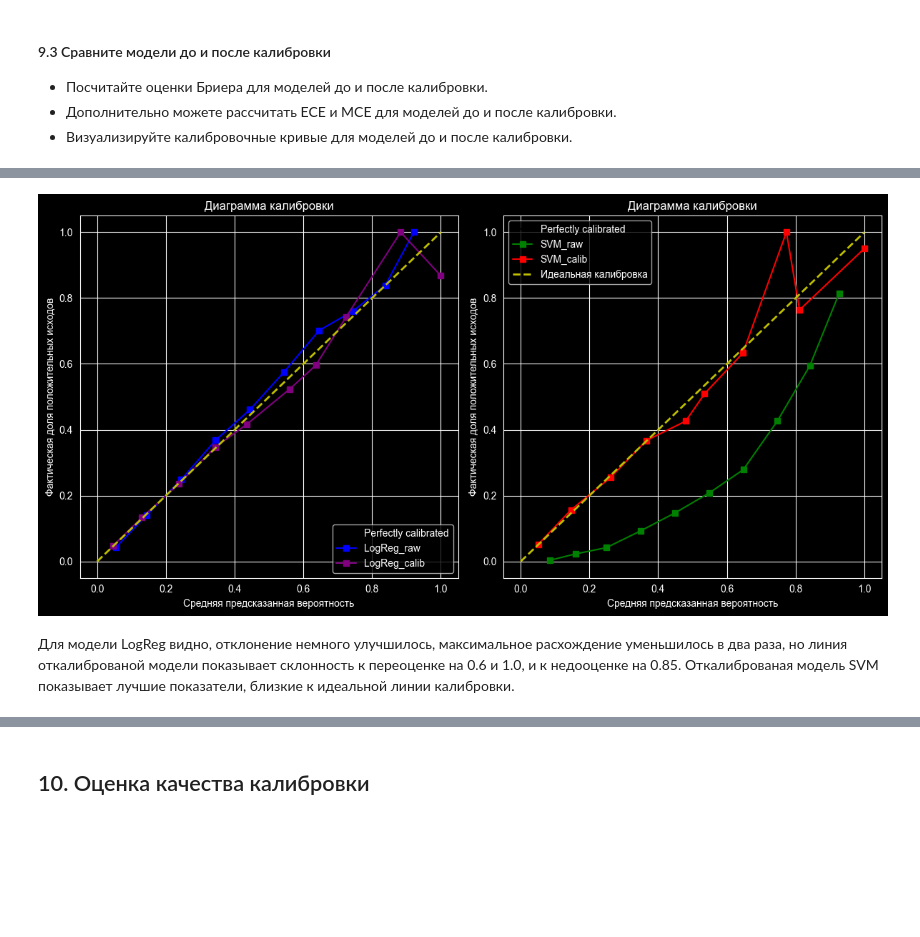
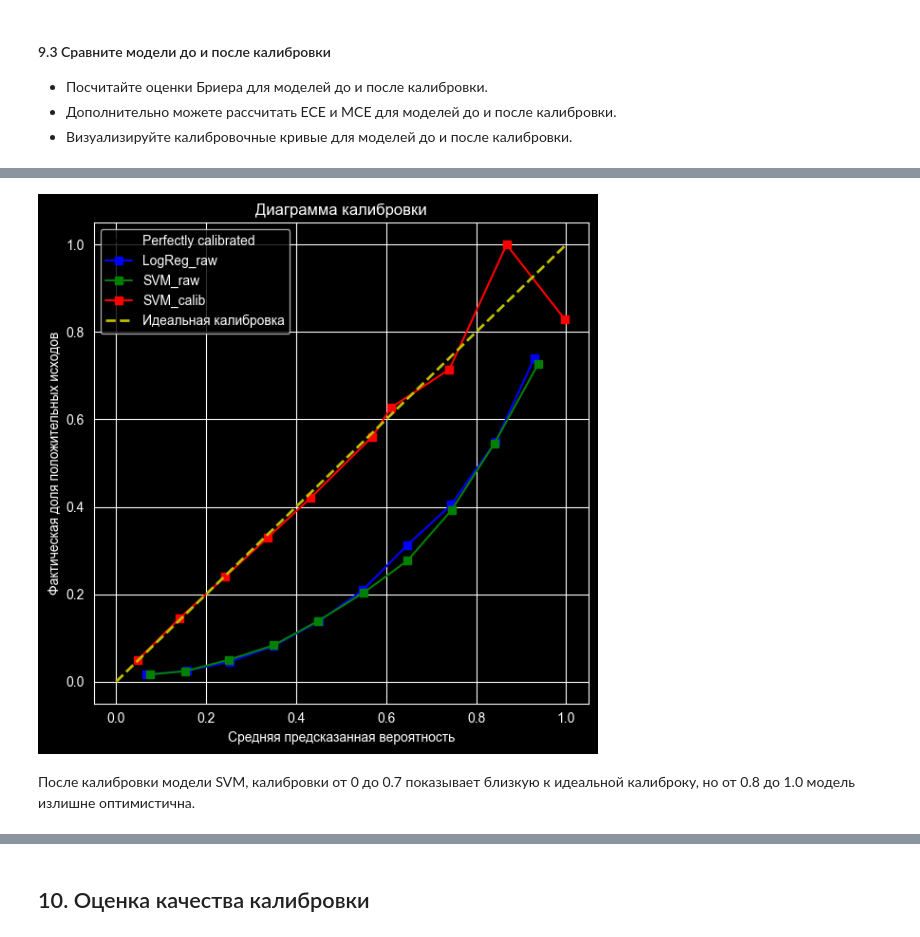
Before and after one commit to msesemov/DS_SVM_sprint_12, a Jupyter notebook: db5c0999-b3ac-41f4-b5f0-ab81a17a3c21.ipynb, the cells around one changed output, grey strips where cells are left out. Drawn from its saved outputs; the diff is of its cells as text; code cells hidden in the pictures; blank space fills up the shorter version.

```diff
--- a/db5c0999-b3ac-41f4-b5f0-ab81a17a3c21.ipynb
+++ b/db5c0999-b3ac-41f4-b5f0-ab81a17a3c21.ipynb
@@ -926,7 +1327,8 @@ Brier: 0.172 (±0.000)
 #Кроссвалидация базовой модели
 logreg_pipeline = Pipeline([
     ('preprocessor', preprocessor),
-    ('selector', RFE(LogisticRegression(solver='liblinear'), n_features_to_select=num_features_to_select)),
+    # ('selector', RFE(LogisticRegression(solver='liblinear'), n_features_to_select=num_features_to_select)),
+    ('selector', rfe_selector),
     ('classifier', LogisticRegression(random_state=RANDOM_STATE))
 ])
 start_time = time()
@@ -968,7 +1374,8 @@ ChildProcessError: [Errno 10] No child processes
 #Кроссвалидация базовой модели
 svc_pipeline = Pipeline([
     ('preprocessor', preprocessor),
-    ('selector', RFE(LogisticRegression(solver='liblinear'), n_features_to_select=num_features_to_select)),
+    ('selector', rfe_selector),
+    # ('selector', RFE(LogisticRegression(solver='liblinear'), n_features_to_select=num_features_to_select)),
     ('classifier', SVC(
         kernel='linear',
         probability=False,
@@ -1258,7 +1680,9 @@ best_model_class = results_df.sort_values(by='mean_test_score', ascending=False)
 best_pipeline = Pipeline([
     ('preprocessor', preprocessor),
     ('selector', rfe_selector),
-    ('classifier', best_model_class(**model_params, probability=True))
+    ('classifier', best_model_class(
+        **model_params, #probability=True
+    ))
 ])
 best_pipeline.fit(X_train_val, y_train_val)
 # %% [output]
@@ -1281,0 +1706,12 @@ Pipeline(steps=[('preprocessor',
+# %%
+# Обучаем лучшую svc модель на всей обучающей выборке
+svc_model_params = {k.replace('classifier__', ''): v
+               for k, v in svc_best_params.items()}
+best_svc_pipeline = Pipeline([
+    ('preprocessor', preprocessor),
+    ('selector', rfe_selector),
+    ('classifier', SVC(
+        **svc_model_params, probability=True
+    ))
+])
+best_svc_pipeline.fit(X_train_val, y_train_val)
@@ -1579,27 +2062,26 @@ prob_true_svm_calib, prob_pred_svm_calib = calibration_curve(
 )
 # %%
 # Графики калибровок до и после
-fig, (ax1, ax2) = plt.subplots(1, 2, figsize=(12, 6))
+fig, ax1 = plt.subplots(figsize=(6, 6))
 CalibrationDisplay(prob_true_lr, prob_pred_lr, y_train_val).plot(ax=ax1, label='LogReg_raw', color='blue')
-CalibrationDisplay(prob_true_logreg_calib, prob_pred_logreg_calib, y_train_val).plot(ax=ax1, label='LogReg_calib', color='purple')
-CalibrationDisplay(prob_true_svm, prob_pred_svm, y_train_val).plot(ax=ax2, label='SVM_raw', color='green')
-CalibrationDisplay(prob_true_svm_calib, prob_pred_svm_calib, y_train_val).plot(ax=ax2, label='SVM_calib', color='red')
+# CalibrationDisplay(prob_true_logreg_calib, prob_pred_logreg_calib, y_train_val).plot(ax=ax1, label='LogReg_calib', color='purple')
+CalibrationDisplay(prob_true_svm, prob_pred_svm, y_train_val).plot(ax=ax1, label='SVM_raw', color='green')
+CalibrationDisplay(prob_true_svm_calib, prob_pred_svm_calib, y_train_val).plot(ax=ax1, label='SVM_calib', color='red')
 ax1.plot([0, 1], [0, 1], 'y--', linewidth=2, label='Идеальная калибровка',)
-ax2.plot([0, 1], [0, 1], 'y--', linewidth=2, label='Идеальная калибровка',)
+# ax2.plot([0, 1], [0, 1], 'y--', linewidth=2, label='Идеальная калибровка',)
 
 ax1.set_title("Диаграмма калибровки")
 ax1.set_xlabel("Средняя предсказанная вероятность")
 ax1.set_ylabel("Фактическая доля положительных исходов")
-ax2.set_title("Диаграмма калибровки")
-ax2.set_xlabel("Средняя предсказанная вероятность")
-ax2.set_ylabel("Фактическая доля положительных исходов")
+# ax2.set_title("Диаграмма калибровки")
+# ax2.set_xlabel("Средняя предсказанная вероятность")
+# ax2.set_ylabel("Фактическая доля положительных исходов")
 plt.legend()
 plt.grid(True)
 plt.tight_layout()
 
 plt.show()
 # %% [output]
-[figure, old version]
+[figure, new version]
 # %% [markdown]
-Для модели LogReg видно, отклонение немного улучшилось, максимальное расхождение уменьшилось в два раза, но линия откалиброваной модели показывает склонность к переоценке на 0.6 и 1.0, и к недооценке на 0.85.
-Откалиброваная модель SVM показывает лучшие показатели, близкие к идеальной линии калибровки.
+После калибровки модели SVM, калибровки от 0 до 0.7 показывает близкую к идеальной калиброку, но от 0.8 до 1.0 модель излишне оптимистична.
```
Also changed, not shown: parts of 113 cells of this notebook.
